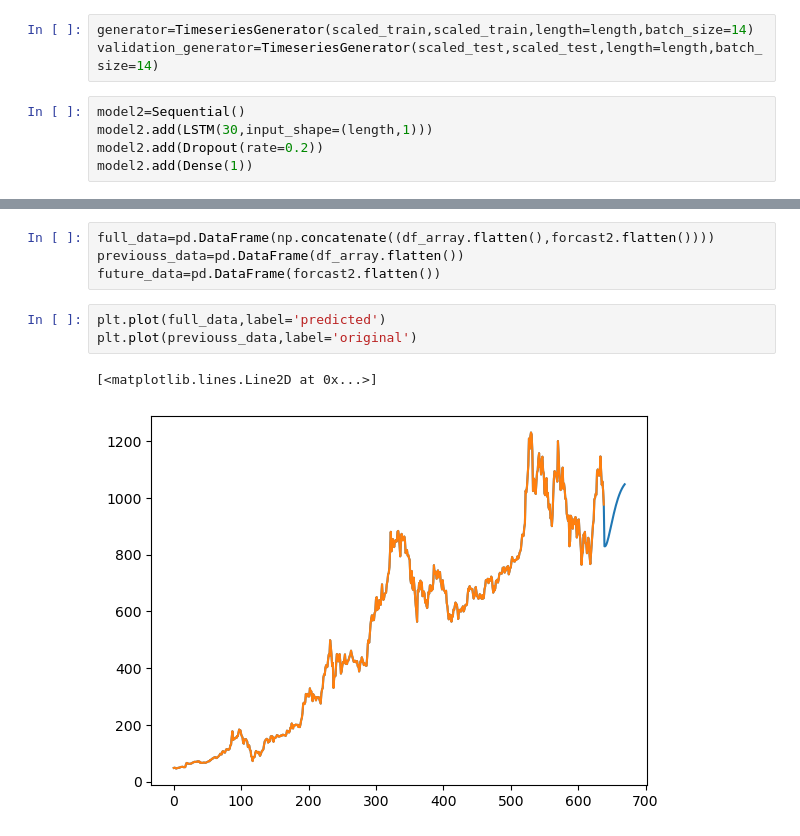
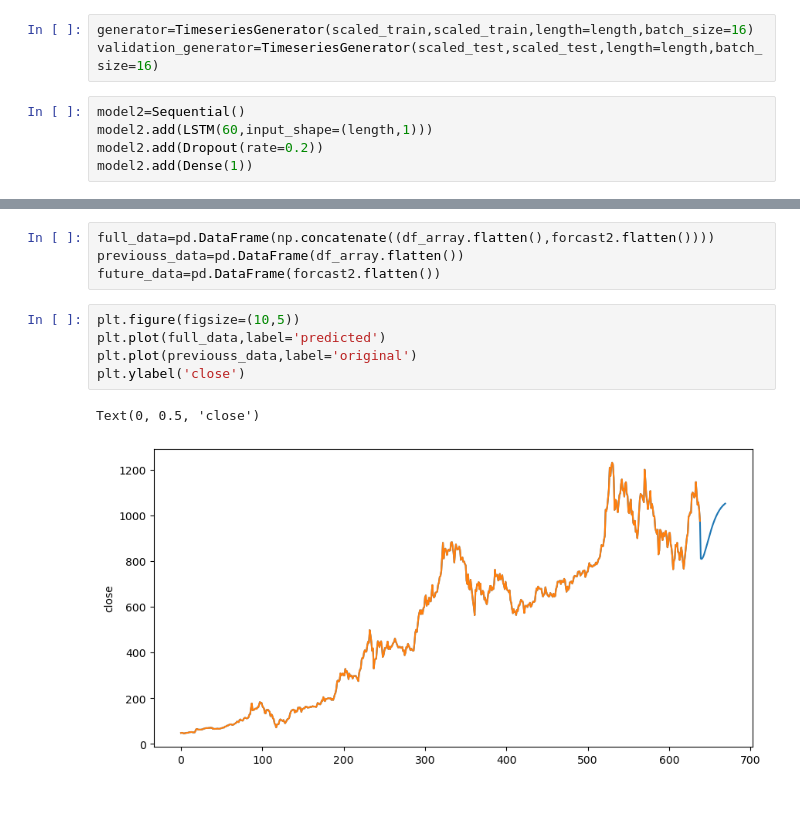
Before and after one commit to Gowri1997/Bharat_Intern_projects, a Jupyter notebook: GOOGLE STOCK PREDICTION.ipynb, the cells around one changed output, grey strips where cells are left out. Cells and saved outputs as stored; diff of their text form; blank space fills up the shorter version.

```diff
--- a/GOOGLE STOCK PREDICTION.ipynb
+++ b/GOOGLE STOCK PREDICTION.ipynb
@@ -198,11 +167,11 @@ scaled_test.shape
 # %% [output]
 (31, 1)
 # %%
-generator=TimeseriesGenerator(scaled_train,scaled_train,length=length,batch_size=14)
-validation_generator=TimeseriesGenerator(scaled_test,scaled_test,length=length,batch_size=14)
+generator=TimeseriesGenerator(scaled_train,scaled_train,length=length,batch_size=16)
+validation_generator=TimeseriesGenerator(scaled_test,scaled_test,length=length,batch_size=16)
 # %%
 model2=Sequential()
-model2.add(LSTM(30,input_shape=(length,1)))
+model2.add(LSTM(60,input_shape=(length,1)))
 model2.add(Dropout(rate=0.2))
 model2.add(Dense(1))
 # %%
@@ -367,8 +330,10 @@ full_data=pd.DataFrame(np.concatenate((df_array.flatten(),forcast2.flatten())))
 previouss_data=pd.DataFrame(df_array.flatten())
 future_data=pd.DataFrame(forcast2.flatten())
 # %%
+plt.figure(figsize=(10,5))
 plt.plot(full_data,label='predicted')
 plt.plot(previouss_data,label='original')
+plt.ylabel('close')
 # %% [output]
-[<matplotlib.lines.Line2D at 0x...>]
+Text(0, 0.5, 'close')
-[figure, old version]
+[figure, new version]
```
Also changed, not shown: parts of 12 cells of this notebook.
